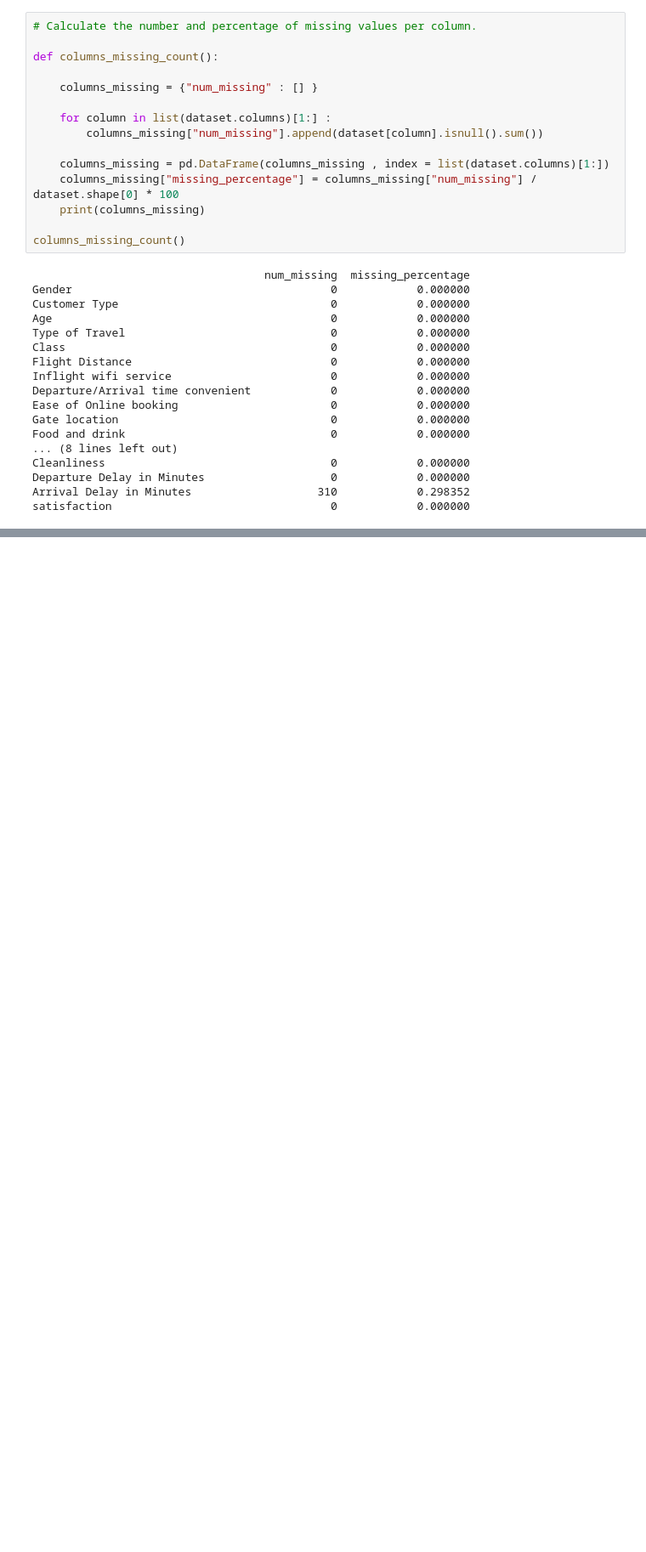
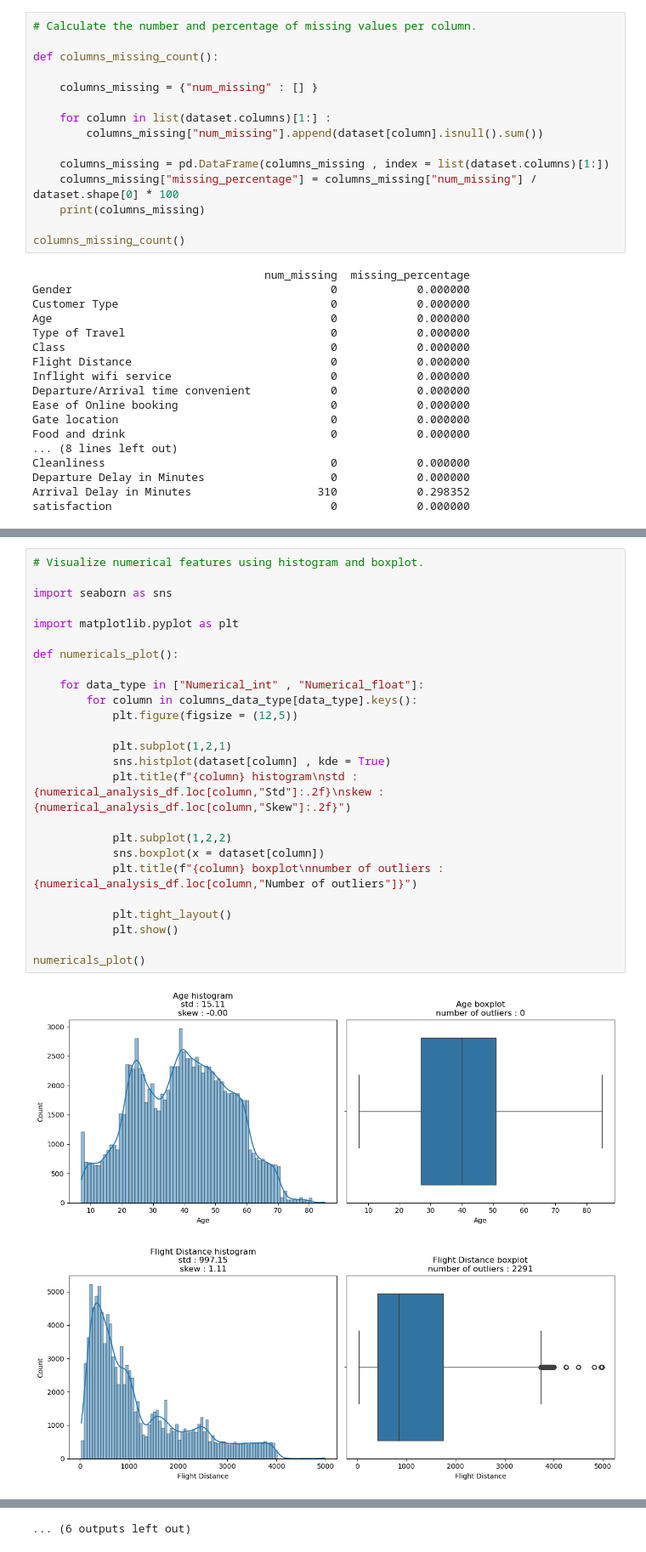
Before and after one commit to cURL-faraz/DecisionTree, a Jupyter notebook: docs/eda.ipynb, the cells around one changed output, grey strips where cells are left out. Shown: that part at 85% size. Drawn from its saved outputs; the diff is of its cells as text; blank space fills up the shorter version.

Commit message:
feat: add statistical analysis and visualization for numerical features

```diff
--- a/docs/eda.ipynb
+++ b/docs/eda.ipynb
@@ -110,0 +157,28 @@ satisfaction                                 0            0.000000
+# %%
+# Visualize numerical features using histogram and boxplot.
+
+import seaborn as sns
+
+import matplotlib.pyplot as plt
+
+def numericals_plot():
+
+    for data_type in ["Numerical_int" , "Numerical_float"]:
+        for column in columns_data_type[data_type].keys():
+            plt.figure(figsize = (12,5))
+
+            plt.subplot(1,2,1)
+            sns.histplot(dataset[column] , kde = True)
+            plt.title(f"{column} histogram\nstd : {numerical_analysis_df.loc[column,"Std"]:.2f}\nskew : {numerical_analysis_df.loc[column,"Skew"]:.2f}")
+
+            plt.subplot(1,2,2)
+            sns.boxplot(x = dataset[column])
+            plt.title(f"{column} boxplot\nnumber of outliers : {numerical_analysis_df.loc[column,"Number of outliers"]}")
+
+            plt.tight_layout()
+            plt.show()
+
+numericals_plot()
+# %% [output]
+[figure, added]
+[figure, added]
@@ -110,0 +195 @@ satisfaction                                 0            0.000000
+... (6 outputs left out)
```
Also changed, not shown: parts of 2 cells of this notebook.
